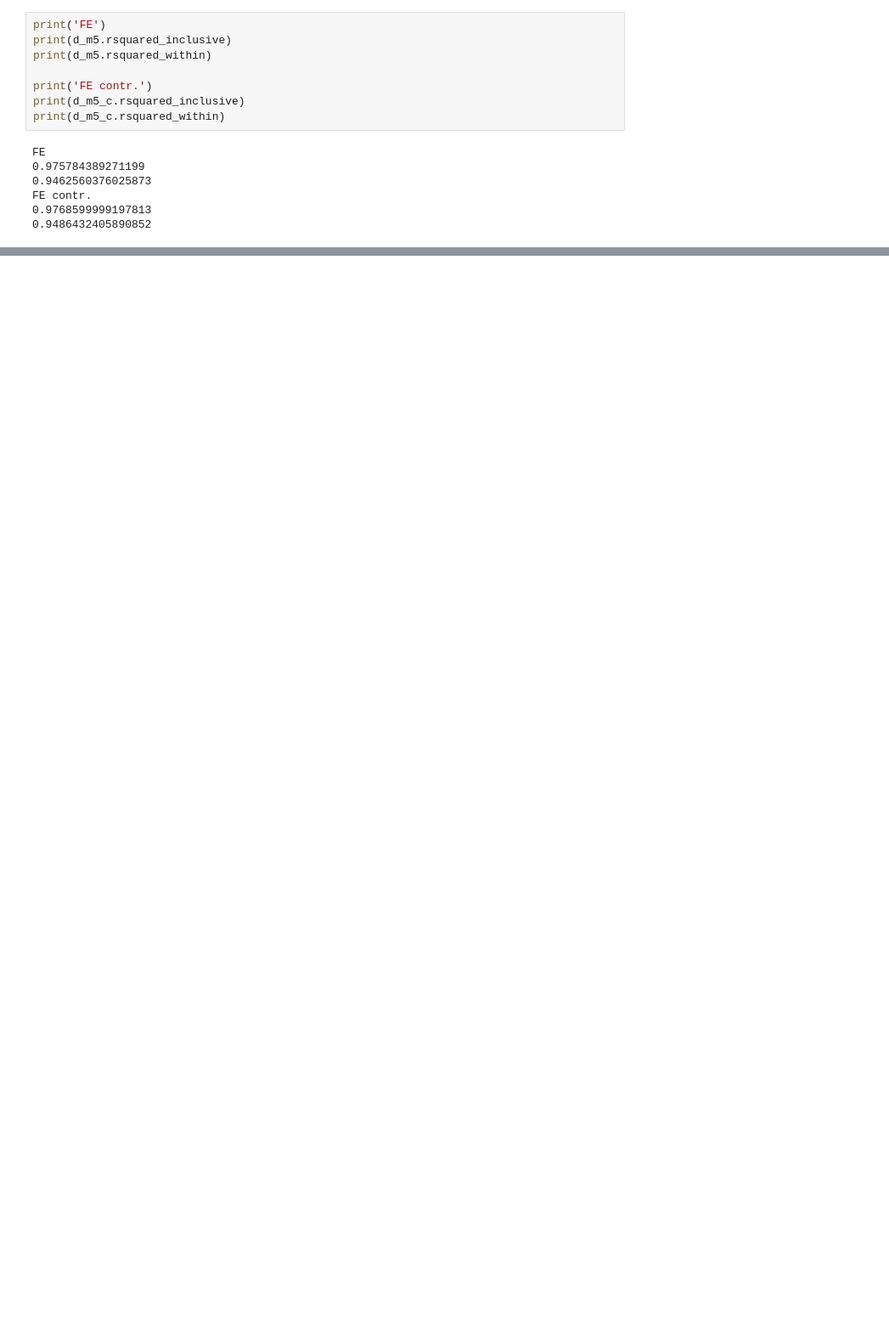
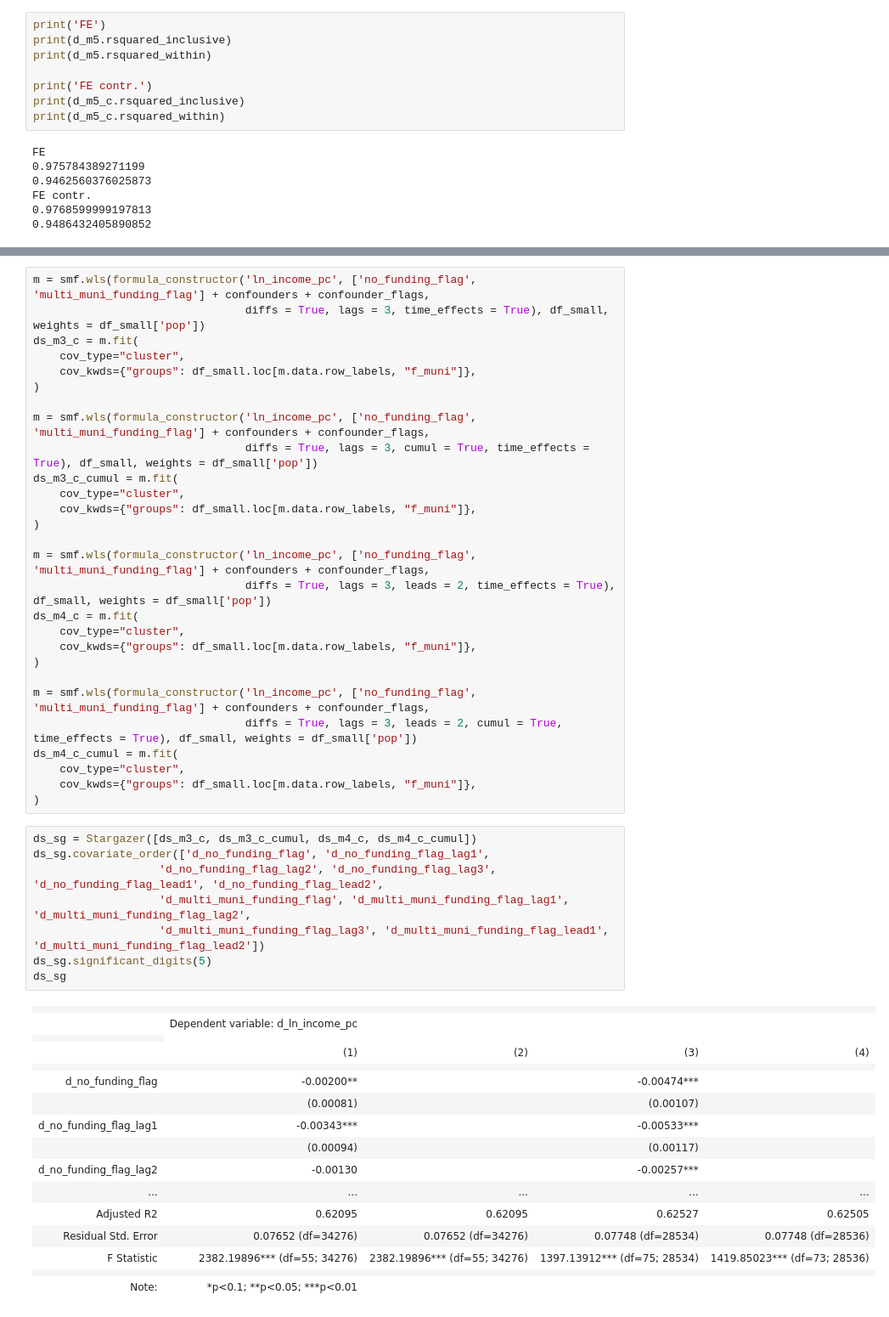
Before and after one commit to marton-nagy-marton/Data-Analysis-4, a Jupyter notebook: Term_project/MartonNagy_DA4_TermProject.ipynb, the cells around one changed output, grey strips where cells are left out. Shown at 85% size. Saved outputs shown, nothing was run; the diff lists cells and outputs as text; blank space fills up the shorter version.

```diff
--- a/Term_project/MartonNagy_DA4_TermProject.ipynb
+++ b/Term_project/MartonNagy_DA4_TermProject.ipynb
@@ -1095,0 +1175,53 @@ FE contr.
+# %%
+m = smf.wls(formula_constructor('ln_income_pc', ['no_funding_flag', 'multi_muni_funding_flag'] + confounders + confounder_flags,
+                                diffs = True, lags = 3, time_effects = True), df_small, weights = df_small['pop'])
+ds_m3_c = m.fit(
+    cov_type="cluster",
+    cov_kwds={"groups": df_small.loc[m.data.row_labels, "f_muni"]},
+)
+
+m = smf.wls(formula_constructor('ln_income_pc', ['no_funding_flag', 'multi_muni_funding_flag'] + confounders + confounder_flags,
+                                diffs = True, lags = 3, cumul = True, time_effects = True), df_small, weights = df_small['pop'])
+ds_m3_c_cumul = m.fit(
+    cov_type="cluster",
+    cov_kwds={"groups": df_small.loc[m.data.row_labels, "f_muni"]},
+)
+
+m = smf.wls(formula_constructor('ln_income_pc', ['no_funding_flag', 'multi_muni_funding_flag'] + confounders + confounder_flags,
+                                diffs = True, lags = 3, leads = 2, time_effects = True), df_small, weights = df_small['pop'])
+ds_m4_c = m.fit(
+    cov_type="cluster",
+    cov_kwds={"groups": df_small.loc[m.data.row_labels, "f_muni"]},
+)
+
+m = smf.wls(formula_constructor('ln_income_pc', ['no_funding_flag', 'multi_muni_funding_flag'] + confounders + confounder_flags,
+                                diffs = True, lags = 3, leads = 2, cumul = True, time_effects = True), df_small, weights = df_small['pop'])
+ds_m4_c_cumul = m.fit(
+    cov_type="cluster",
+    cov_kwds={"groups": df_small.loc[m.data.row_labels, "f_muni"]},
+)
+# %%
+ds_sg = Stargazer([ds_m3_c, ds_m3_c_cumul, ds_m4_c, ds_m4_c_cumul])
+ds_sg.covariate_order(['d_no_funding_flag', 'd_no_funding_flag_lag1',
+                   'd_no_funding_flag_lag2', 'd_no_funding_flag_lag3', 'd_no_funding_flag_lead1', 'd_no_funding_flag_lead2',
+                   'd_multi_muni_funding_flag', 'd_multi_muni_funding_flag_lag1', 'd_multi_muni_funding_flag_lag2',
+                   'd_multi_muni_funding_flag_lag3', 'd_multi_muni_funding_flag_lead1', 'd_multi_muni_funding_flag_lead2'])
+ds_sg.significant_digits(5)
+ds_sg
+# %% [output]
+|  |  |  |  |  |
+|  | Dependent variable: d_ln_income_pc |  |  |  |
+|  |
+|  | (1) | (2) | (3) | (4) |
+|  |  |  |  |  |
+| d_no_funding_flag | -0.00200** |  | -0.00474*** |  |
+|  | (0.00081) |  | (0.00107) |  |
+| d_no_funding_flag_lag1 | -0.00343*** |  | -0.00533*** |  |
+|  | (0.00094) |  | (0.00117) |  |
+| d_no_funding_flag_lag2 | -0.00130 |  | -0.00257*** |  |
+| ... | ... | ... | ... | ... |
+| Adjusted R2 | 0.62095 | 0.62095 | 0.62527 | 0.62505 |
+| Residual Std. Error | 0.07652 (df=34276) | 0.07652 (df=34276) | 0.07748 (df=28534) | 0.07748 (df=28536) |
+| F Statistic | 2382.19896*** (df=55; 34276) | 2382.19896*** (df=55; 34276) | 1397.13912*** (df=75; 28534) | 1419.85023*** (df=73; 28536) |
+|  |  |  |  |  |
+| Note: | *p<0.1; **p<0.05; ***p<0.01 |  |  |  |
```
Also changed, not shown: parts of 12 cells of this notebook.
